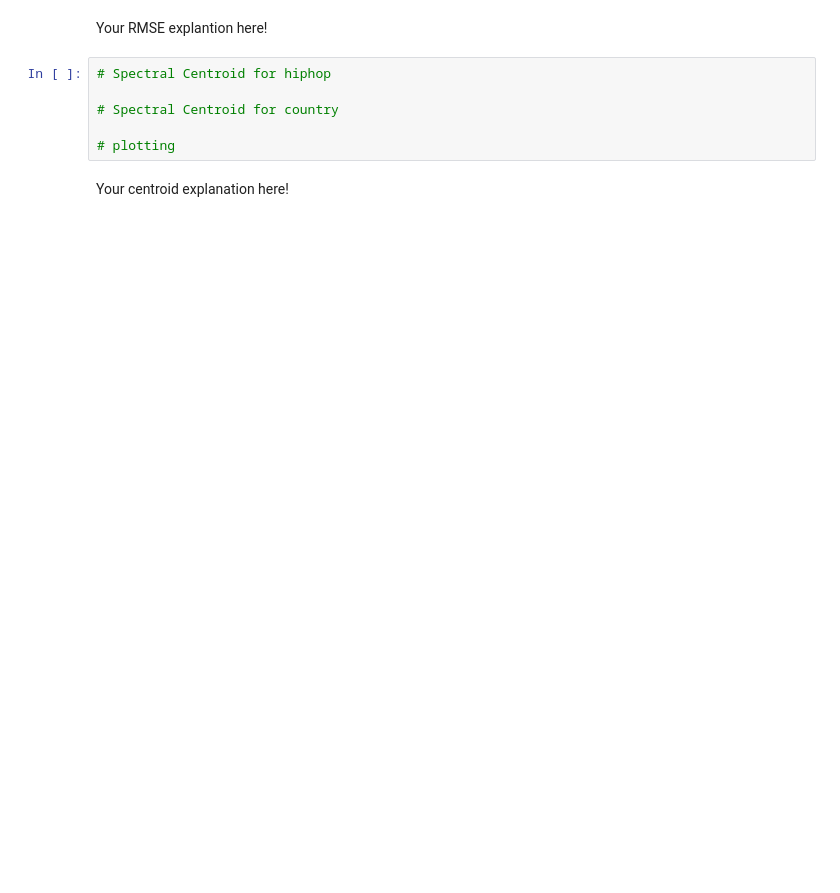
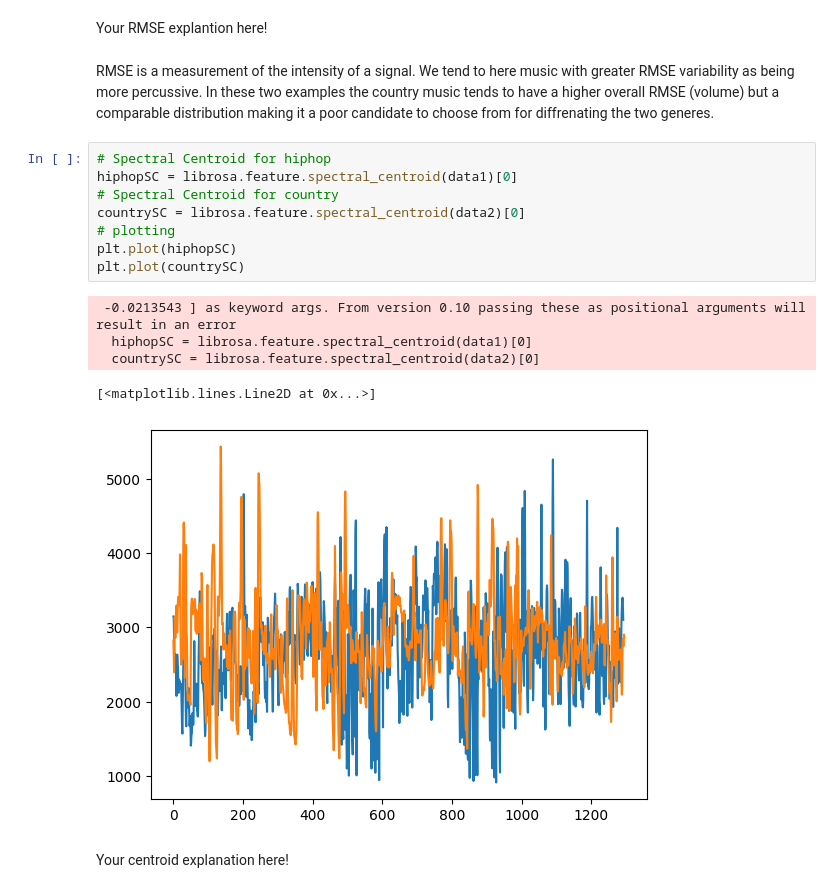
Before and after one commit to thedarknessuser/AudioTechII, a Jupyter notebook: HW/HW3.ipynb, the cells around one changed output. Saved outputs shown, nothing was run; the diff lists cells and outputs as text; blank space fills up the shorter version.

```diff
--- a/HW/HW3.ipynb
+++ b/HW/HW3.ipynb
@@ -114,10 +171,20 @@ For each feature:
 # %% [markdown]
 Your RMSE explantion here!
+# %% [markdown]
+RMSE is a measurement of the intensity of a signal. We tend to here music with greater RMSE variability as being more percussive. In these two examples the country music tends to have a higher overall RMSE (volume) but a comparable distribution making it a poor candidate to choose from for diffrenating the two generes.
 # %%
 # Spectral Centroid for hiphop
-
+hiphopSC = librosa.feature.spectral_centroid(data1)[0]
 # Spectral Centroid for country
-
+countrySC = librosa.feature.spectral_centroid(data2)[0]
 # plotting
+plt.plot(hiphopSC)
+plt.plot(countrySC)
+# %% [output]
+ -0.0213543 ] as keyword args. From version 0.10 passing these as positional arguments will result in an error
+  hiphopSC = librosa.feature.spectral_centroid(data1)[0]
+  countrySC = librosa.feature.spectral_centroid(data2)[0]
+[<matplotlib.lines.Line2D at 0x...>]
+[figure, added]
 # %% [markdown]
 Your centroid explanation here!
```
Also changed, not shown: parts of 23 cells of this notebook, 1 other file.
